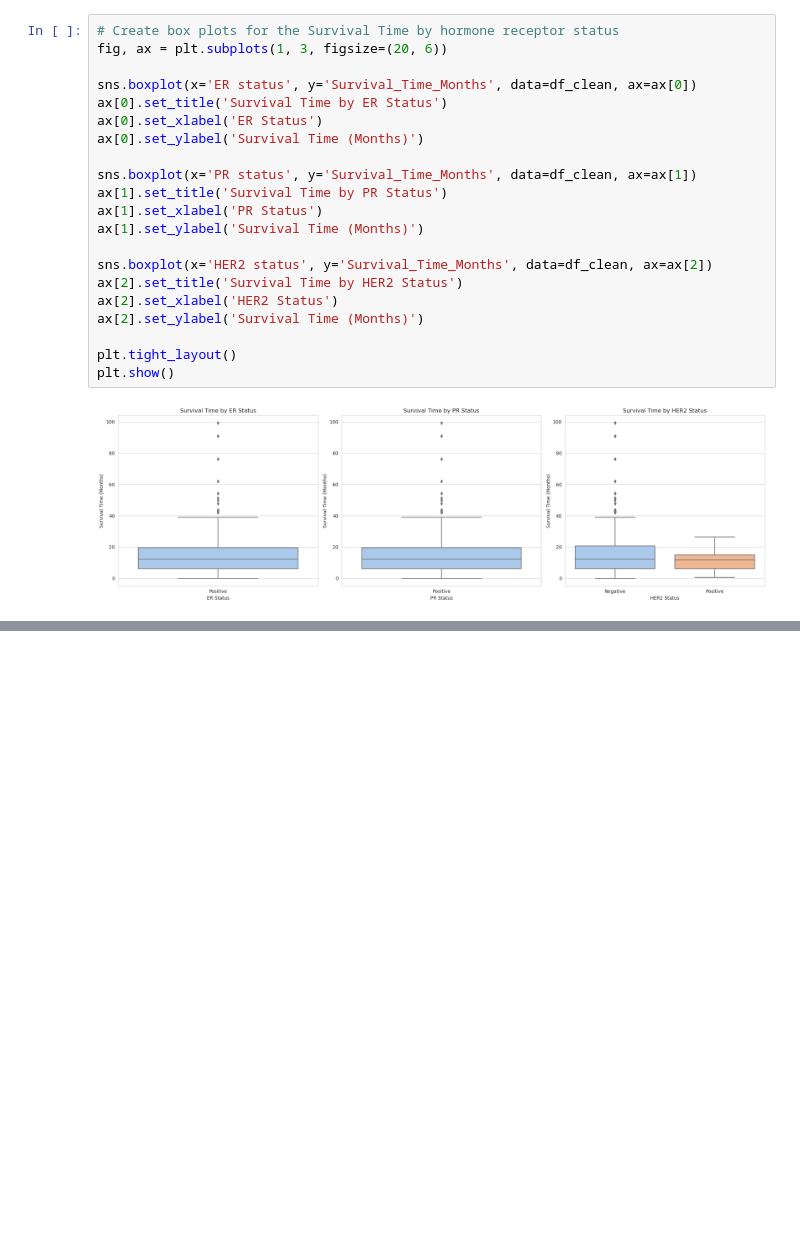
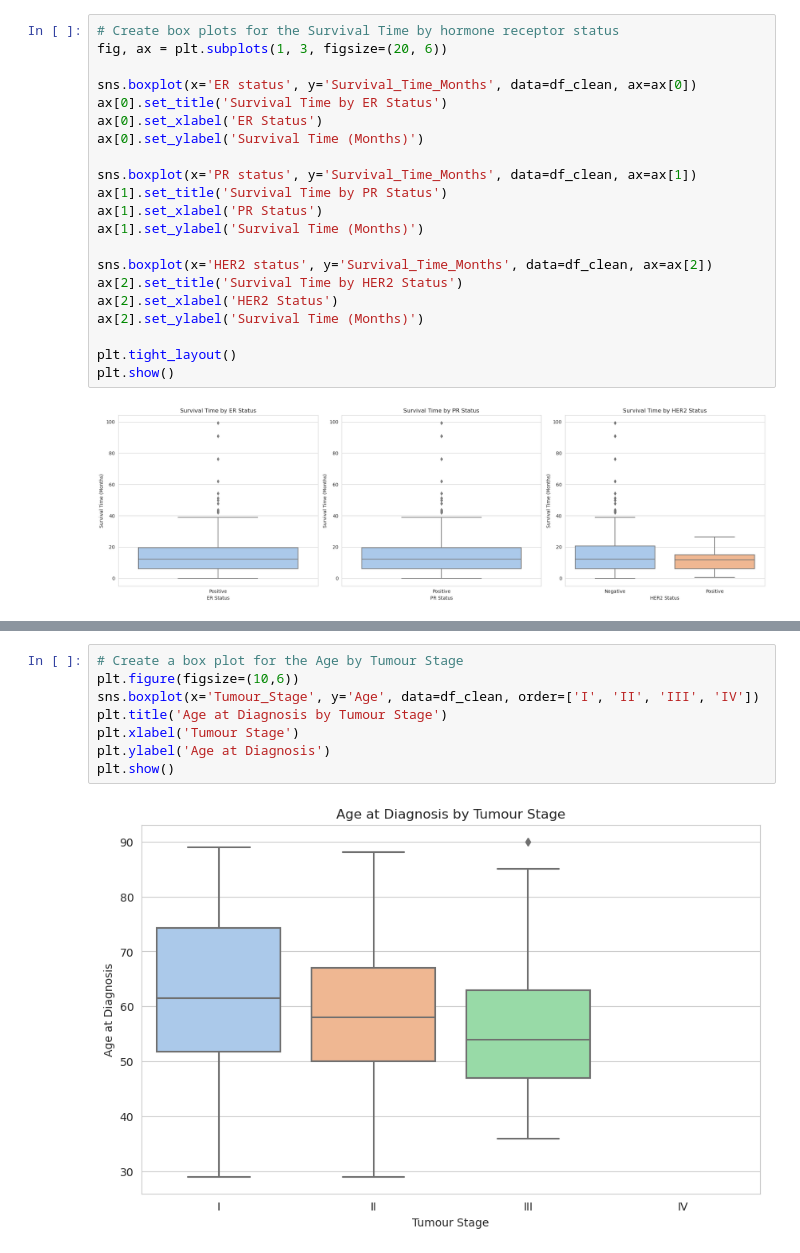
Before and after one commit to raj-rajat/Increasing-Breast-Cancer-Awareness, a Jupyter notebook: increasing-breast-cancer-awareness.ipynb, the cells around one changed output, grey strips where cells are left out. Saved outputs shown, nothing was run; the diff lists cells and outputs as text; blank space fills up the shorter version.

```diff
--- a/increasing-breast-cancer-awareness.ipynb
+++ b/increasing-breast-cancer-awareness.ipynb
@@ -247,0 +260,10 @@ plt.show()
+# %%
+# Create a box plot for the Age by Tumour Stage
+plt.figure(figsize=(10,6))
+sns.boxplot(x='Tumour_Stage', y='Age', data=df_clean, order=['I', 'II', 'III', 'IV'])
+plt.title('Age at Diagnosis by Tumour Stage')
+plt.xlabel('Tumour Stage')
+plt.ylabel('Age at Diagnosis')
+plt.show()
+# %% [output]
+[figure, added]
```
Also changed, not shown: parts of 7 cells of this notebook.
